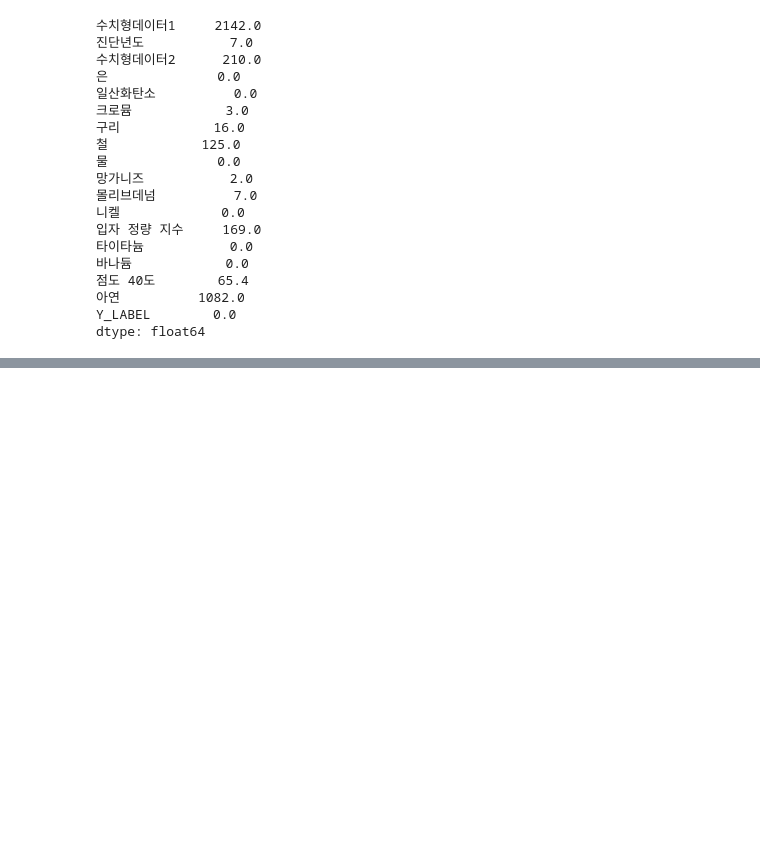
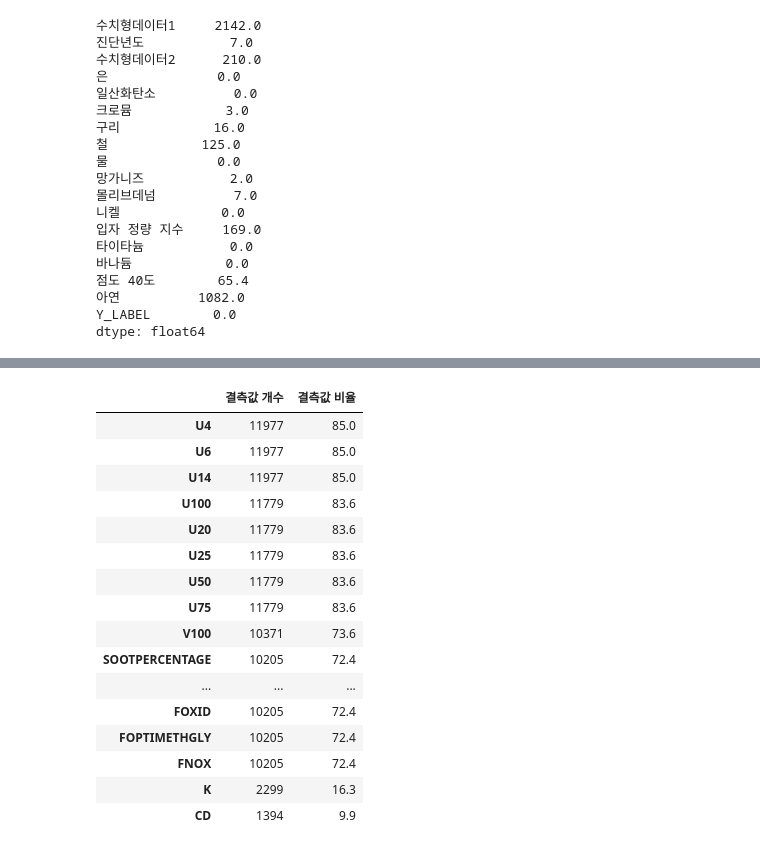
Before and after one commit to YoonJiHwan98/Sejoing_Univ_3-2, a Jupyter notebook: construct_Oil/data_EDA.ipynb, the cells around one changed output, grey strips where cells are left out. Saved outputs shown, nothing was run; the diff lists cells and outputs as text; code cells hidden in the pictures; blank space fills up the shorter version.

```diff
--- a/construct_Oil/data_EDA.ipynb
+++ b/construct_Oil/data_EDA.ipynb
@@ -394,0 +425,20 @@ df
+# %%
+df_missing
+# %% [output]
+|  | 결측값 개수 | 결측값 비율 |
+| U4 | 11977 | 85.0 |
+| U6 | 11977 | 85.0 |
+| U14 | 11977 | 85.0 |
+| U100 | 11779 | 83.6 |
+| U20 | 11779 | 83.6 |
+| U25 | 11779 | 83.6 |
+| U50 | 11779 | 83.6 |
+| U75 | 11779 | 83.6 |
+| V100 | 10371 | 73.6 |
+| SOOTPERCENTAGE | 10205 | 72.4 |
+| ... | ... | ... |
+| FOXID | 10205 | 72.4 |
+| FOPTIMETHGLY | 10205 | 72.4 |
+| FNOX | 10205 | 72.4 |
+| K | 2299 | 16.3 |
+| CD | 1394 | 9.9 |
```
Also changed, not shown: parts of 4 cells of this notebook, 1 other file.
